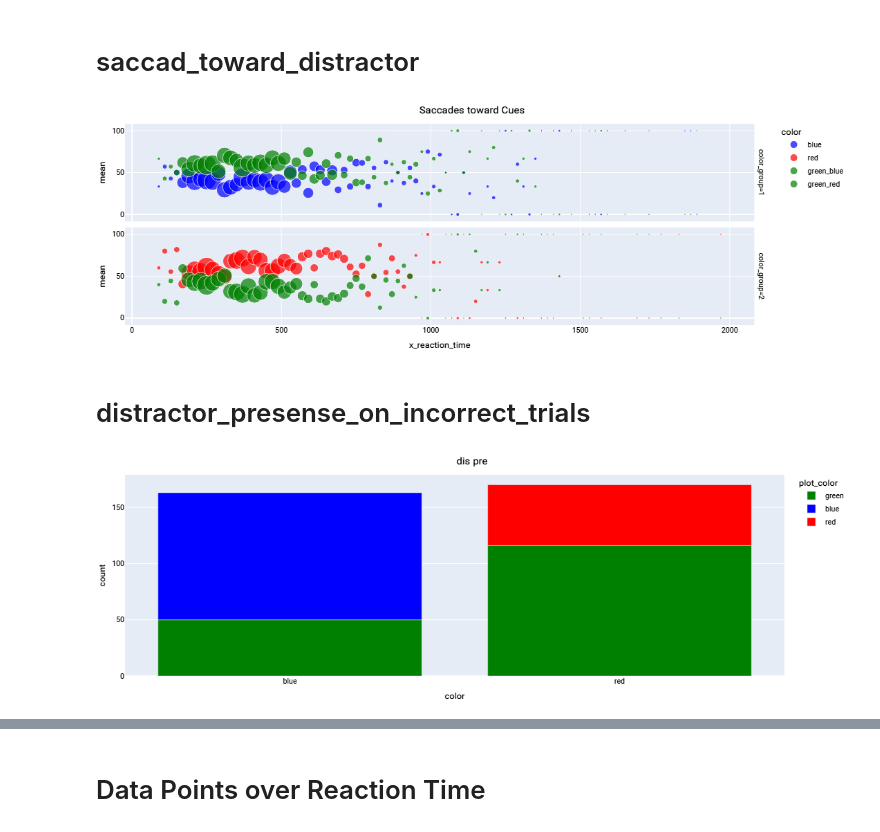
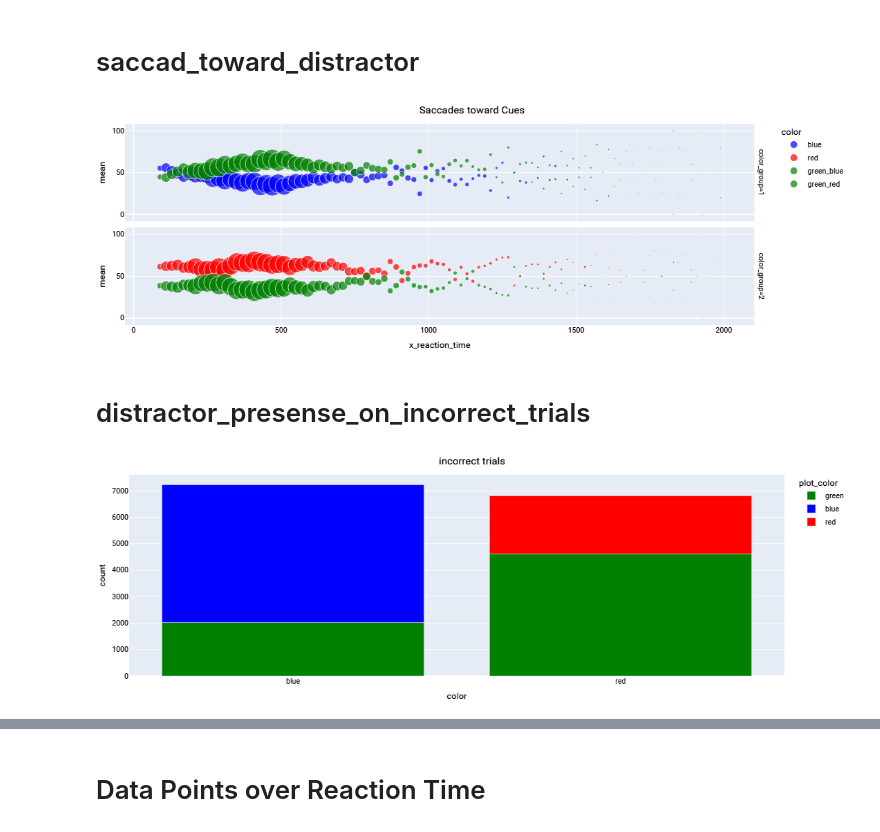
Before and after one commit to mitraZak/motsal, a Jupyter notebook: Motsal.ipynb, the cells around one changed output, grey strips where cells are left out. Cells and saved outputs as stored; diff of their text form; code cells hidden in the pictures.

```diff
--- a/Motsal.ipynb
+++ b/Motsal.ipynb
@@ -21,7 +22,7 @@ import plotly.io as pio
 ## Read files
 # %%
 import glob
-dir_files = glob.glob('all_data/close_test_15_all/*.csv', recursive=True)
+dir_files = glob.glob('all_data/****/**/*.csv', recursive=True)
 df = pd.concat((pd.read_csv(f, names = ["trial", "value", "time"]) for f in dir_files), ignore_index=True)
 df = df[df["trial"] != "EFW"] # EFW is duplicated randomly, hence we ignore it
 len(dir_files)
@@ -188,6 +189,8 @@ rev_temp_df["color"] = rev_temp_df["color"].apply(lambda x: "green_blue" if x=="
 rev_temp_df["mean"] = rev_temp_df["mean"].apply(lambda x: 100 - x)
 merged_df = pd.concat([temp_df, rev_temp_df])
 
+
+# display(merged_df)
 fig = px.scatter(merged_df, title= "Saccades toward Cues",
      x="x_reaction_time", y="mean",
      color="color", size = "count",
@@ -225,36 +228,38 @@ Saccades_toward_cues_bytes = fig.to_image(format="png", width=1900, height=352)
 #         loop=0,
 #     )
 # %% [output]
-[figure, old version]
+[figure, new version]
 # %% [markdown]
 # distractor_presense_on_incorrect_trials
 # %%
-saccad_df = events_df[events_df["color"] != "green"]
-temp_df = sacc_df.groupby(['distractor_presense_on_incorrect_trials', 'color']).size().reset_index(name='count')
-# display(temp_df)
+dispresence_df = events_df.copy()
+dispresence_df = dispresence_df[dispresence_df["color"] != "green"]
+dispresence_df = dispresence_df[dispresence_df['performance'] != 100]
+dispresence_df = dispresence_df.groupby(['distractor_presense_on_incorrect_trials', 'color']).size().reset_index(name='count')
+# display(dispresence_df)
 def determine_plot_color(df):
     df['plot_color'] = 'green'
     df.loc[(df['distractor_presense_on_incorrect_trials'] == 100) & (df['color'] == 'red'), 'plot_color'] = 'red'
     df.loc[(df['distractor_presense_on_incorrect_trials'] == 100) & (df['color'] == 'blue'), 'plot_color'] = 'blue'
     return df
 
-color_temp_df = determine_plot_color(temp_df)
+color_temp_df = determine_plot_color(dispresence_df)
 # display(color_temp_df)
 
 
-fig = px.bar(color_temp_df, title= "dis pre",
+fig = px.bar(color_temp_df, title= "incorrect trials",
      x="color", y="count",
      color="plot_color",
      color_discrete_map={
         "red": "red",
         "green": "green",
         "blue": "blue"})
 
 fig.update_layout(
     title_x=0.5,
     font= my_font,
     margin=dict(l=30, r=0, t=30, b=30)
                 )
 fig.show()
 # %% [output]
-[figure, old version]
+[figure, new version]
```
Also changed, not shown: parts of 31 cells of this notebook.
